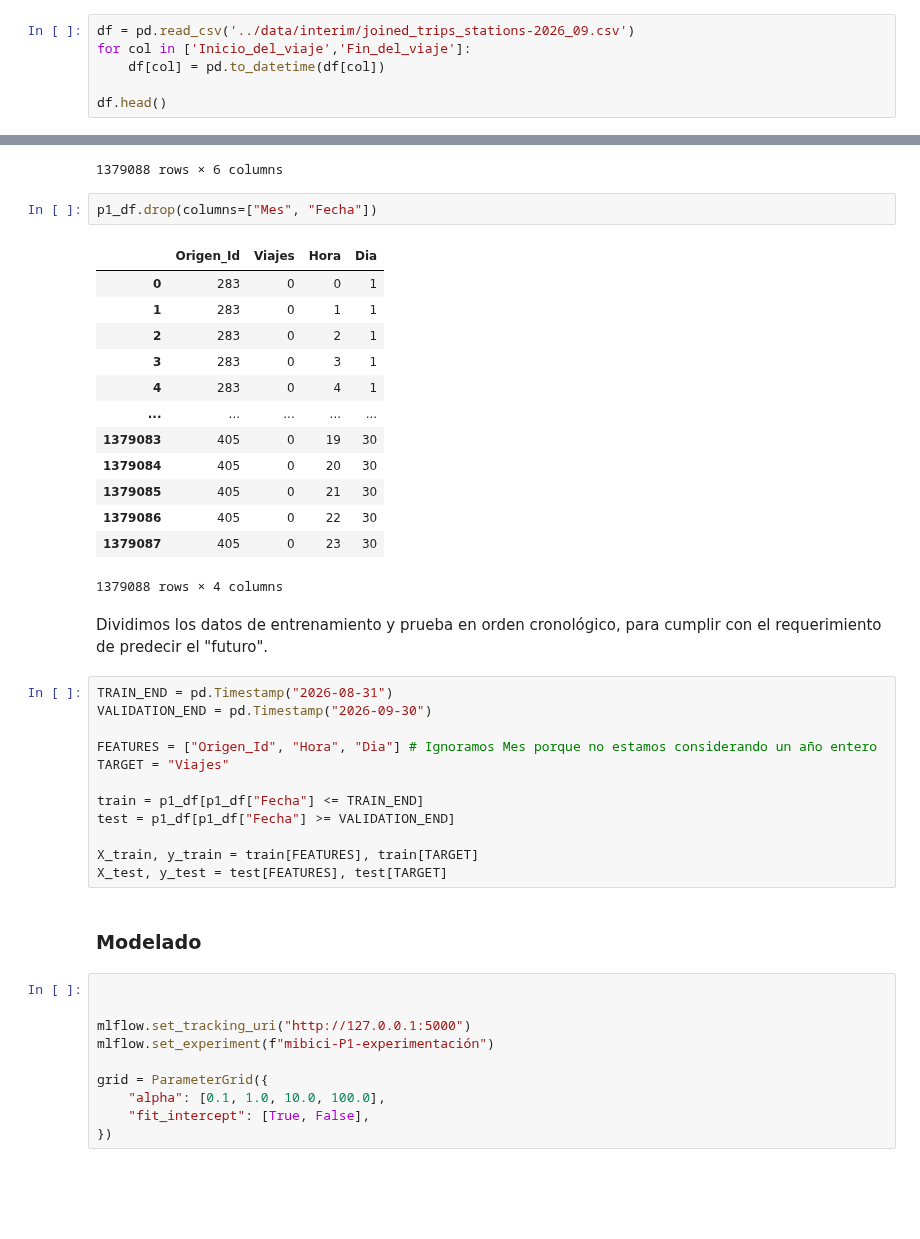
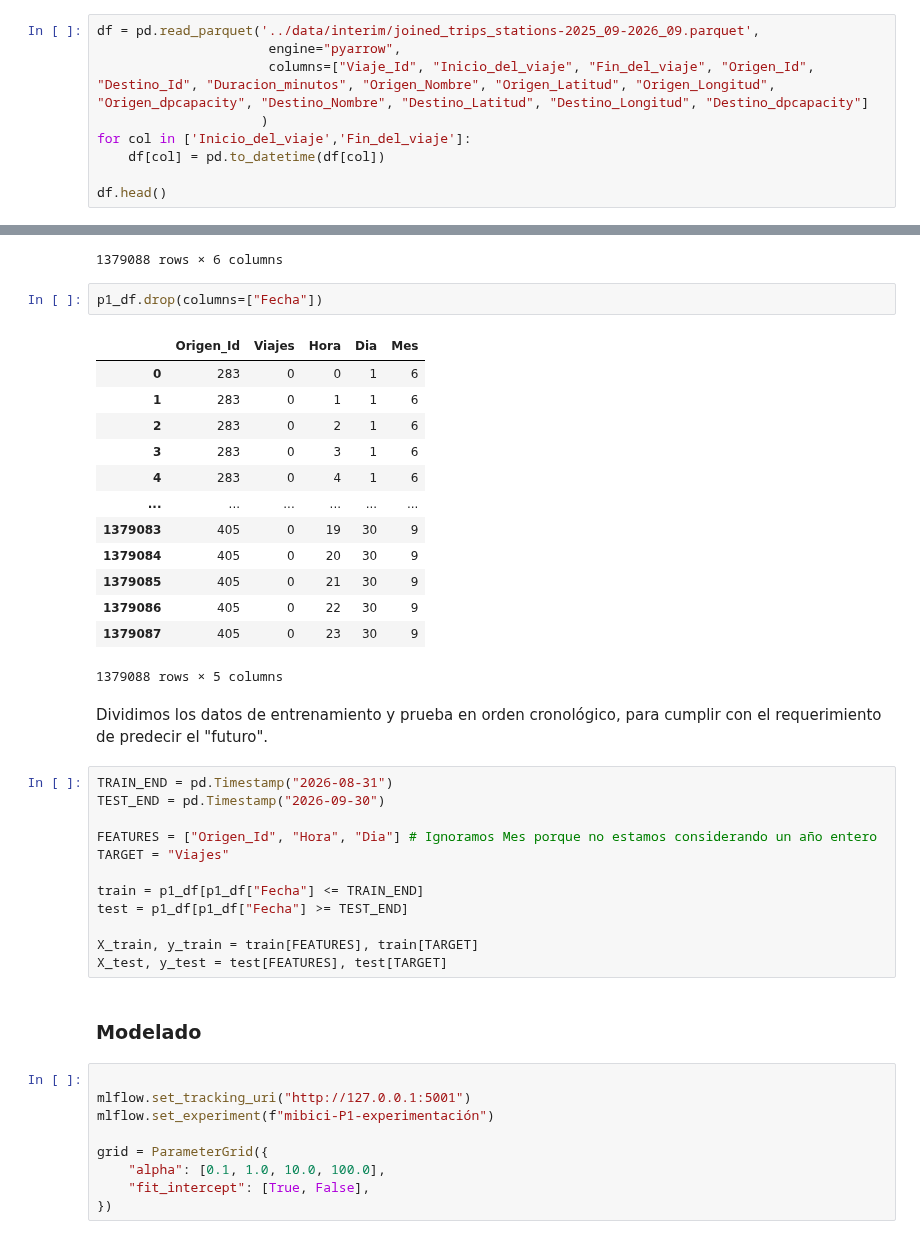
Before and after one commit to TC5061-Equipo41/TC5061-Proyecto-Equipo41, a Jupyter notebook: notebooks/02-sm-P1-eda.ipynb, the cells around one changed output, grey strips where cells are left out. Saved outputs shown, nothing was run; the diff lists cells and outputs as text; blank space fills up the shorter version.

```diff
--- a/notebooks/02-sm-P1-eda.ipynb
+++ b/notebooks/02-sm-P1-eda.ipynb
@@ -7,7 +7,10 @@ import mlflow
 
 from sklearn.model_selection import ParameterGrid
 # %%
-df = pd.read_csv('../data/interim/joined_trips_stations-2026_09.csv')
+df = pd.read_parquet('../data/interim/joined_trips_stations-2025_09-2026_09.parquet',
+                      engine="pyarrow",
+                      columns=["Viaje_Id", "Inicio_del_viaje", "Fin_del_viaje", "Origen_Id", "Destino_Id", "Duracion_minutos", "Origen_Nombre", "Origen_Latitud", "Origen_Longitud", "Origen_dpcapacity", "Destino_Nombre", "Destino_Latitud", "Destino_Longitud", "Destino_dpcapacity"]
+                     )
 for col in ['Inicio_del_viaje','Fin_del_viaje']:
     df[col] = pd.to_datetime(df[col])
 
@@ -200,32 +212,32 @@ p1_df
 | 1379087 | 405 | 2026-09-30 23:00:00 | 0 | 23 | 30 | 9 |
 1379088 rows × 6 columns
 # %%
-p1_df.drop(columns=["Mes", "Fecha"])
+p1_df.drop(columns=["Fecha"])
 # %% [output]
-|  | Origen_Id | Viajes | Hora | Dia |
-| 0 | 283 | 0 | 0 | 1 |
-| 1 | 283 | 0 | 1 | 1 |
-| 2 | 283 | 0 | 2 | 1 |
-| 3 | 283 | 0 | 3 | 1 |
-| 4 | 283 | 0 | 4 | 1 |
-| ... | ... | ... | ... | ... |
-| 1379083 | 405 | 0 | 19 | 30 |
-| 1379084 | 405 | 0 | 20 | 30 |
-| 1379085 | 405 | 0 | 21 | 30 |
-| 1379086 | 405 | 0 | 22 | 30 |
-| 1379087 | 405 | 0 | 23 | 30 |
+|  | Origen_Id | Viajes | Hora | Dia | Mes |
+| 0 | 283 | 0 | 0 | 1 | 6 |
+| 1 | 283 | 0 | 1 | 1 | 6 |
+| 2 | 283 | 0 | 2 | 1 | 6 |
+| 3 | 283 | 0 | 3 | 1 | 6 |
+| 4 | 283 | 0 | 4 | 1 | 6 |
+| ... | ... | ... | ... | ... | ... |
+| 1379083 | 405 | 0 | 19 | 30 | 9 |
+| 1379084 | 405 | 0 | 20 | 30 | 9 |
+| 1379085 | 405 | 0 | 21 | 30 | 9 |
+| 1379086 | 405 | 0 | 22 | 30 | 9 |
+| 1379087 | 405 | 0 | 23 | 30 | 9 |
-1379088 rows × 4 columns
+1379088 rows × 5 columns
 # %% [markdown]
 Dividimos los datos de entrenamiento y prueba en orden cronológico, para cumplir con el requerimiento de predecir el "futuro".
 # %%
 TRAIN_END = pd.Timestamp("2026-08-31")
-VALIDATION_END = pd.Timestamp("2026-09-30")
+TEST_END = pd.Timestamp("2026-09-30")
 
 FEATURES = ["Origen_Id", "Hora", "Dia"] # Ignoramos Mes porque no estamos considerando un año entero
 TARGET = "Viajes"
 
 train = p1_df[p1_df["Fecha"] <= TRAIN_END]
-test = p1_df[p1_df["Fecha"] >= VALIDATION_END]
+test = p1_df[p1_df["Fecha"] >= TEST_END]
 
 X_train, y_train = train[FEATURES], train[TARGET]
 X_test, y_test = test[FEATURES], test[TARGET]
@@ -233,8 +245,7 @@ X_test, y_test = test[FEATURES], test[TARGET]
 ### Modelado
 # %%
 
-
-mlflow.set_tracking_uri("http://127.0.0.1:5000")
+mlflow.set_tracking_uri("http://127.0.0.1:5001")
 mlflow.set_experiment(f"mibici-P1-experimentación")
 
 grid = ParameterGrid({
```
Also changed, not shown: parts of 10 cells of this notebook, 8 other files.
